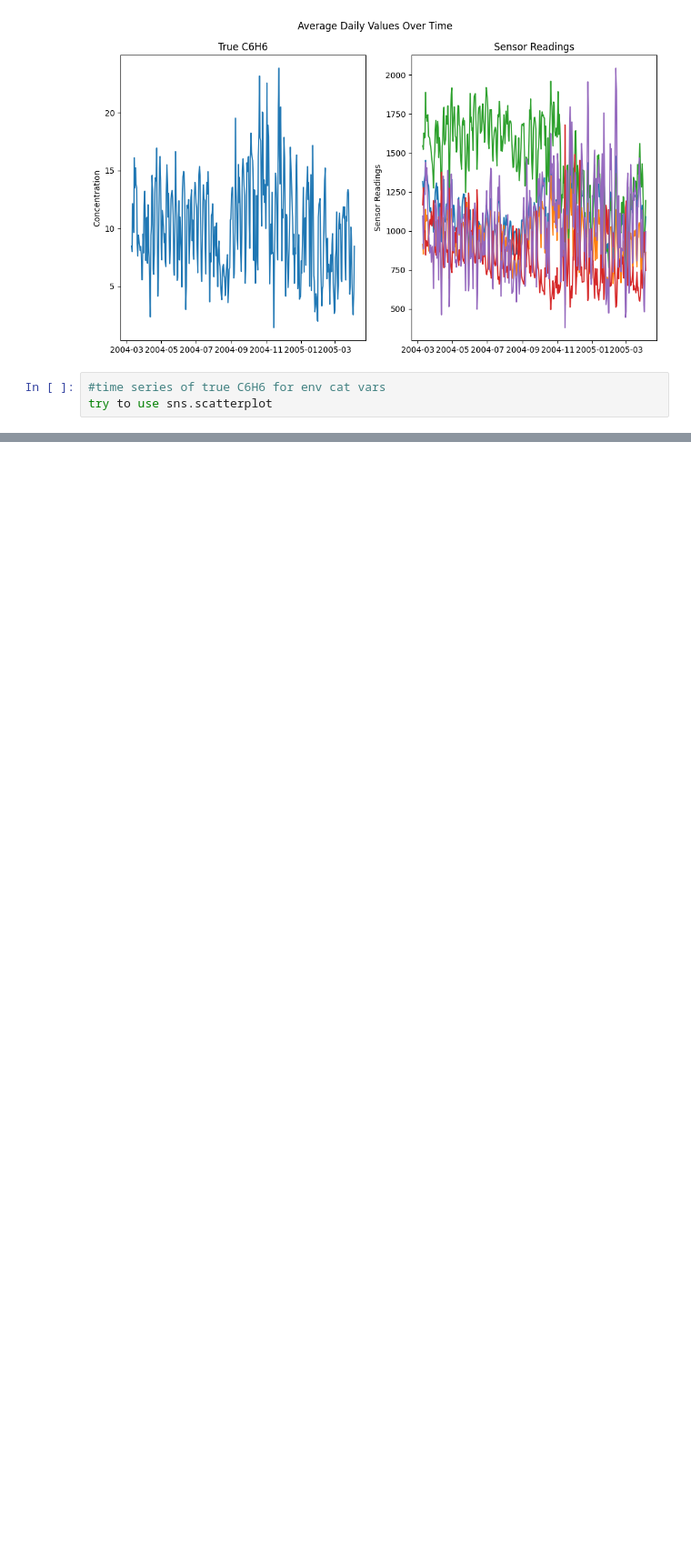
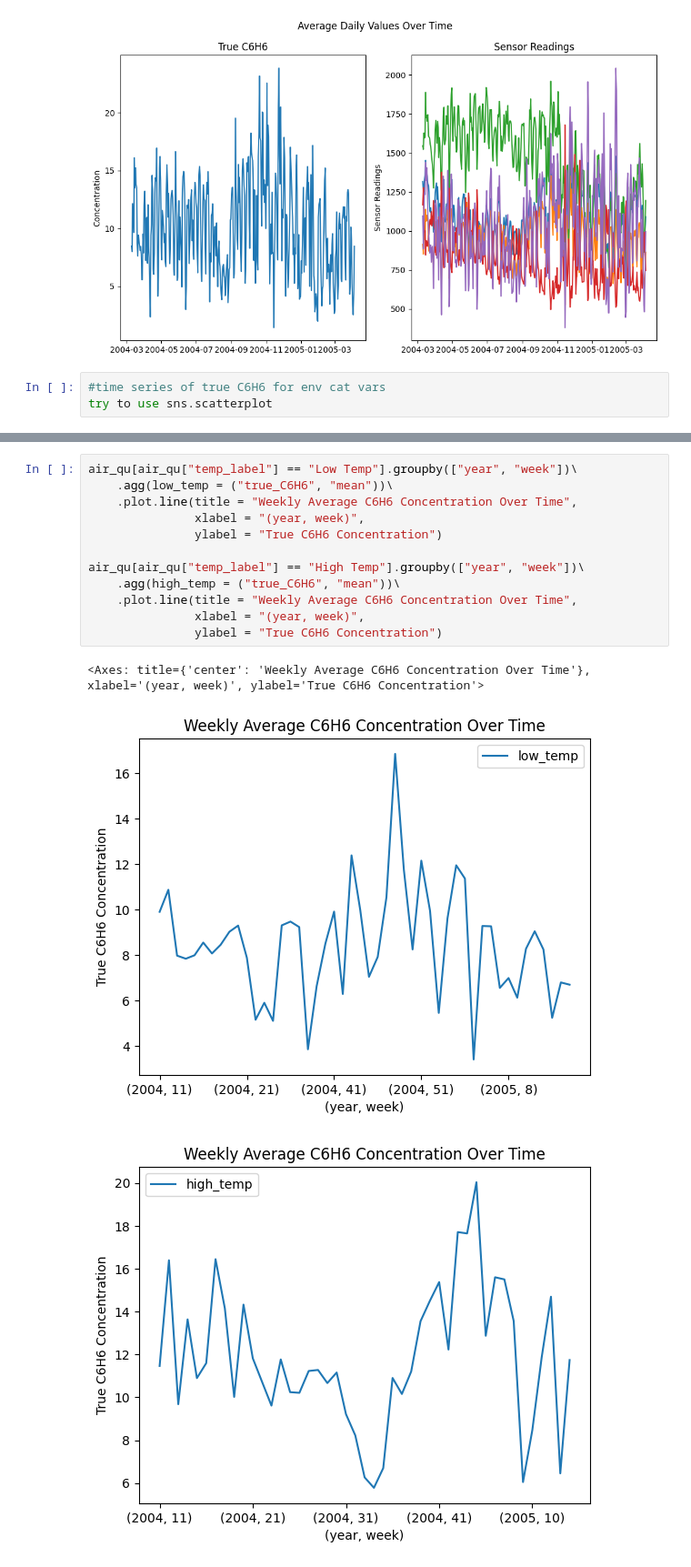
Before and after one commit to Alex-Devoid/ST-554-Project1, a Jupyter notebook: Task2/Task2.ipynb, the cells around one changed output, grey strips where cells are left out. Shown at 91% size. Cells and saved outputs as stored; diff of their text form; blank space fills up the shorter version.

```diff
--- a/Task2/Task2.ipynb
+++ b/Task2/Task2.ipynb
@@ -1021,0 +962,16 @@ try to use sns.scatterplot
+# %%
+air_qu[air_qu["temp_label"] == "Low Temp"].groupby(["year", "week"])\
+    .agg(low_temp = ("true_C6H6", "mean"))\
+    .plot.line(title = "Weekly Average C6H6 Concentration Over Time",
+               xlabel = "(year, week)",
+               ylabel = "True C6H6 Concentration")
+
+air_qu[air_qu["temp_label"] == "High Temp"].groupby(["year", "week"])\
+    .agg(high_temp = ("true_C6H6", "mean"))\
+    .plot.line(title = "Weekly Average C6H6 Concentration Over Time",
+               xlabel = "(year, week)",
+               ylabel = "True C6H6 Concentration")
+# %% [output]
+<Axes: title={'center': 'Weekly Average C6H6 Concentration Over Time'}, xlabel='(year, week)', ylabel='True C6H6 Concentration'>
+[figure, added]
+[figure, added]
```
Also changed, not shown: parts of 26 cells of this notebook.
